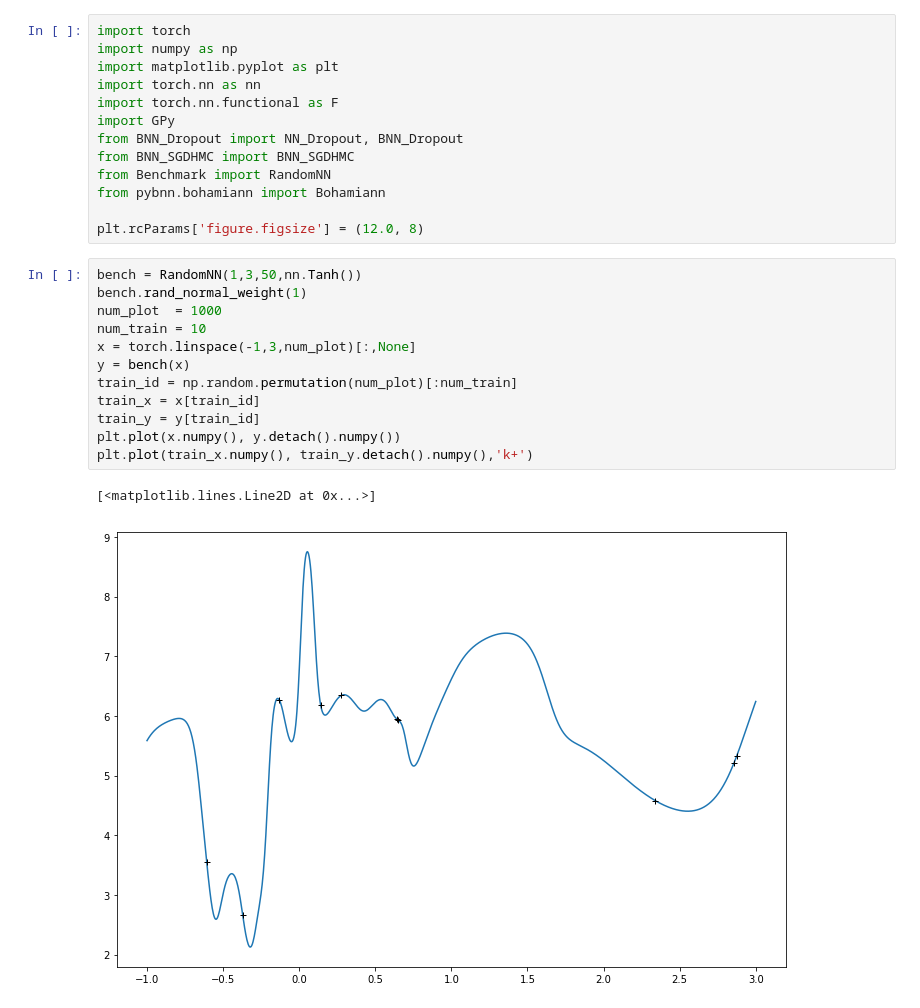
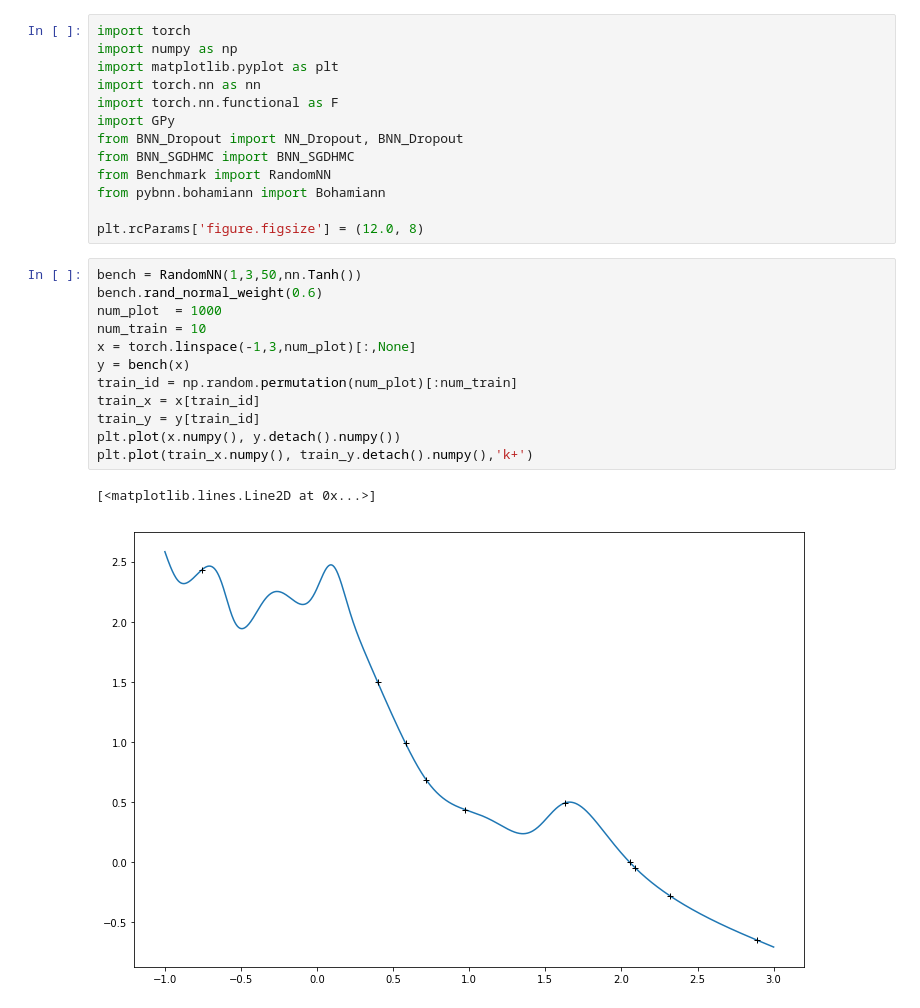
Before and after one commit to Alaya-in-Matrix/BNN, a Jupyter notebook: test_nn.ipynb, the cells around one changed output. Saved outputs shown, nothing was run; the diff lists cells and outputs as text.

```diff
--- a/test_nn.ipynb
+++ b/test_nn.ipynb
@@ -13,18 +13,18 @@ from pybnn.bohamiann import Bohamiann
 plt.rcParams['figure.figsize'] = (12.0, 8)
 # %%
 bench = RandomNN(1,3,50,nn.Tanh())
-bench.rand_normal_weight(1)
+bench.rand_normal_weight(0.6)
 num_plot  = 1000
 num_train = 10
 x = torch.linspace(-1,3,num_plot)[:,None]
 y = bench(x)
 train_id = np.random.permutation(num_plot)[:num_train]
 train_x = x[train_id]
 train_y = y[train_id]
 plt.plot(x.numpy(), y.detach().numpy())
 plt.plot(train_x.numpy(), train_y.detach().numpy(),'k+')
 # %% [output]
 [<matplotlib.lines.Line2D at 0x...>]
-[figure, old version]
+[figure, new version]
 # %%
 conf = dict()
```
Also changed, not shown: parts of 7 cells of this notebook, 2 other files.
